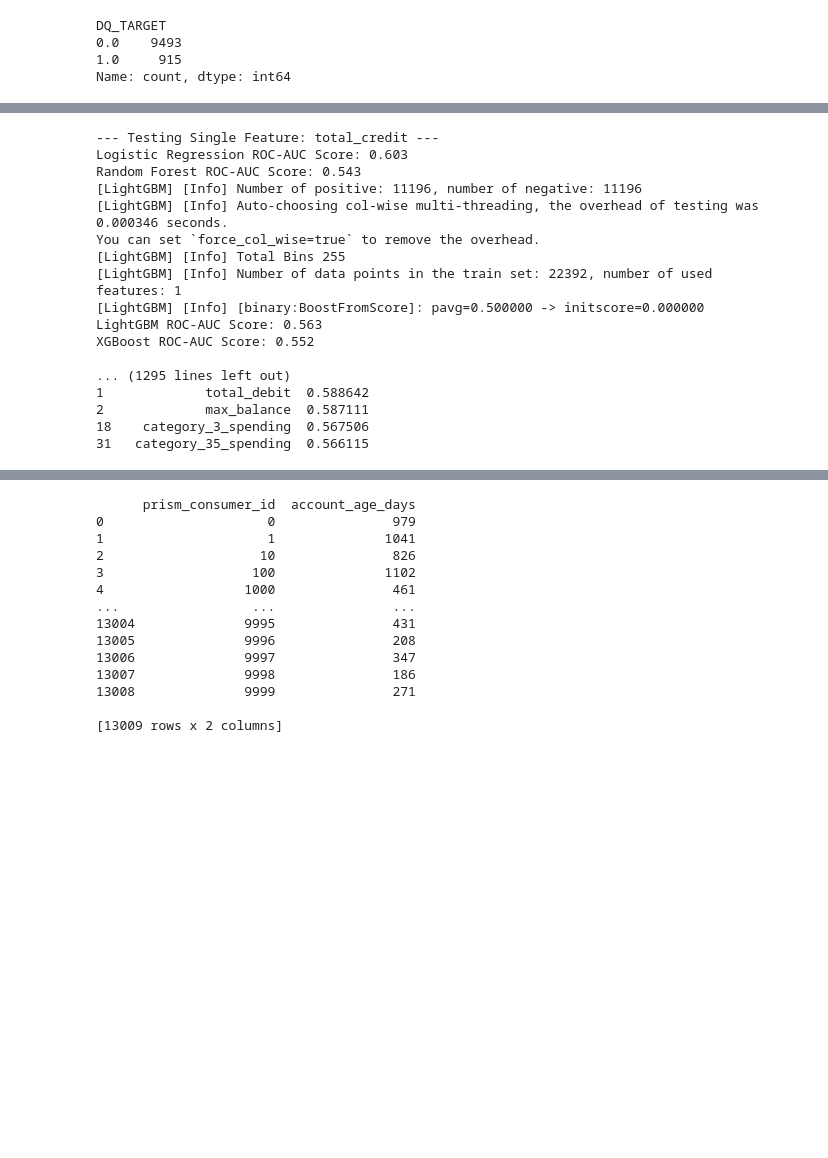
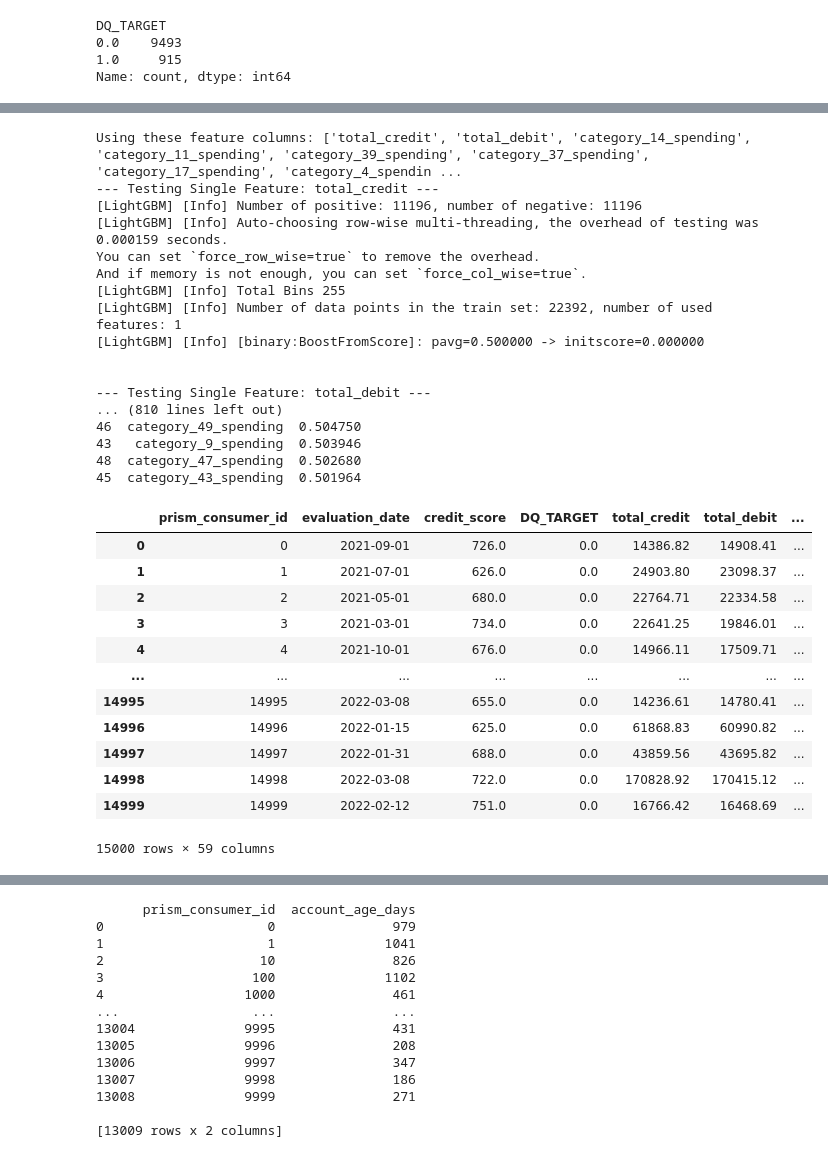
Before and after one commit to hillarychang/dsc180b-capstone-q2, a Jupyter notebook: src/notebooks/hillary_q2.ipynb, the cells around one changed output, grey strips where cells are left out. Drawn from its saved outputs; the diff is of its cells as text; code cells hidden in the pictures; blank space fills up the shorter version.

```diff
--- a/src/notebooks/hillary_q2.ipynb
+++ b/src/notebooks/hillary_q2.ipynb
@@ -582,18 +612,31 @@ print(consumer_features.head())
 # %%
 # test + store results of features
 
+feature_columns = [
+    'negative_balance_ratio', 'total_credit', 'total_debit',
+    'max_balance', 'min_balance', 'mean_balance', 'std_balance',
+    'negative_balance_count', 'account_duration_days'
+] + [f'category_{cat}_spending' for cat in transactions_with_balances['category'].unique()] \
+  + [f'spending_{tw}d' for tw in time_windows]
+
+existing_feature_columns = [col for col in feature_columns if col in consumer_features.columns]
+
+target_column = 'DQ_TARGET'
+dataset = consumer_features.copy()
+dataset.dropna(subset=existing_feature_columns + [target_column], inplace=True)
+
+print("Using these feature columns:", existing_feature_columns)
+
 results = []
 
-for feature in feature_columns:
+for feature in existing_feature_columns:
     print(f"--- Testing Single Feature: {feature} ---")
 
-    # features (X) and target (y)
     X = dataset[[feature]]
     y = dataset[target_column]
 
     X_train, X_test, y_train, y_test = train_test_split(X, y, test_size=0.2, random_state=42)
 
-    # balance the training data using SMOTE
     sm = SMOTE(random_state=42)
     X_train_bal, y_train_bal = sm.fit_resample(X_train, y_train)
 
@@ -602,30 +645,25 @@ for feature in feature_columns:
     log_model.fit(X_train_bal, y_train_bal)
     log_y_proba = log_model.predict_proba(X_test)[:, 1]
     log_auc = roc_auc_score(y_test, log_y_proba)
-    print(f"Logistic Regression ROC-AUC Score: {log_auc:.3f}")
 
     # Random Forest
     rfc_model = RandomForestClassifier(random_state=42)
     rfc_model.fit(X_train_bal, y_train_bal)
     rfc_y_proba = rfc_model.predict_proba(X_test)[:, 1]
     rfc_auc = roc_auc_score(y_test, rfc_y_proba)
-    print(f"Random Forest ROC-AUC Score: {rfc_auc:.3f}")
 
     # LightGBM
     lgb_model = lgb.LGBMClassifier(random_state=42)
     lgb_model.fit(X_train_bal, y_train_bal)
     lgb_y_proba = lgb_model.predict_proba(X_test)[:, 1]
     lgb_auc = roc_auc_score(y_test, lgb_y_proba)
-    print(f"LightGBM ROC-AUC Score: {lgb_auc:.3f}")
 
     # XGBoost
     xgb_model = xgb.XGBClassifier(scale_pos_weight=len(y_train) / y_train.sum(), random_state=42)
     xgb_model.fit(X_train_bal, y_train_bal)
     xgb_y_proba = xgb_model.predict_proba(X_test)[:, 1]
     xgb_auc = roc_auc_score(y_test, xgb_y_proba)
-    print(f"XGBoost ROC-AUC Score: {xgb_auc:.3f}")
 
-    # Append the results to the dictionary
     results.append({
         'feature': feature,
         'logistic_auc': log_auc,
@@ -637,28 +675,43 @@ for feature in feature_columns:
     print("\n")
 
 results_df = pd.DataFrame(results)
-
-# sort by best ROC-AUC score across models
 results_df['best_auc'] = results_df[['logistic_auc', 'random_forest_auc', 'lightgbm_auc', 'xgboost_auc']].max(axis=1)
 results_df = results_df.sort_values(by='best_auc', ascending=False)
 
+# display top features by ROC-AUC
 print("Top Features by ROC-AUC:")
-print(results_df[['feature', 'best_auc']].head(10))
+print(results_df[['feature', 'best_auc']])
 # %% [output]
+Using these feature columns: ['total_credit', 'total_debit', 'category_14_spending', 'category_11_spending', 'category_39_spending', 'category_37_spending', 'category_17_spending', 'category_4_spendin ...
 --- Testing Single Feature: total_credit ---
-Logistic Regression ROC-AUC Score: 0.603
-Random Forest ROC-AUC Score: 0.543
 [LightGBM] [Info] Number of positive: 11196, number of negative: 11196
-[LightGBM] [Info] Auto-choosing col-wise multi-threading, the overhead of testing was 0.000346 seconds.
-You can set `force_col_wise=true` to remove the overhead.
+[LightGBM] [Info] Auto-choosing row-wise multi-threading, the overhead of testing was 0.000159 seconds.
+You can set `force_row_wise=true` to remove the overhead.
+And if memory is not enough, you can set `force_col_wise=true`.
 [LightGBM] [Info] Total Bins 255
 [LightGBM] [Info] Number of data points in the train set: 22392, number of used features: 1
 [LightGBM] [Info] [binary:BoostFromScore]: pavg=0.500000 -> initscore=0.000000
-LightGBM ROC-AUC Score: 0.563
-XGBoost ROC-AUC Score: 0.552
 
-... (1295 lines left out)
-1             total_debit  0.588642
-2             max_balance  0.587111
-18    category_3_spending  0.567506
-31   category_35_spending  0.566115
+
+--- Testing Single Feature: total_debit ---
+... (810 lines left out)
+46  category_49_spending  0.504750
+43   category_9_spending  0.503946
+48  category_47_spending  0.502680
+45  category_43_spending  0.501964
+# %%
+dataset
+# %% [output]
+|  | prism_consumer_id | evaluation_date | credit_score | DQ_TARGET | total_credit | total_debit | ... |
+| 0 | 0 | 2021-09-01 | 726.0 | 0.0 | 14386.82 | 14908.41 | ... |
+| 1 | 1 | 2021-07-01 | 626.0 | 0.0 | 24903.80 | 23098.37 | ... |
+| 2 | 2 | 2021-05-01 | 680.0 | 0.0 | 22764.71 | 22334.58 | ... |
+| 3 | 3 | 2021-03-01 | 734.0 | 0.0 | 22641.25 | 19846.01 | ... |
+| 4 | 4 | 2021-10-01 | 676.0 | 0.0 | 14966.11 | 17509.71 | ... |
+| ... | ... | ... | ... | ... | ... | ... | ... |
+| 14995 | 14995 | 2022-03-08 | 655.0 | 0.0 | 14236.61 | 14780.41 | ... |
+| 14996 | 14996 | 2022-01-15 | 625.0 | 0.0 | 61868.83 | 60990.82 | ... |
+| 14997 | 14997 | 2022-01-31 | 688.0 | 0.0 | 43859.56 | 43695.82 | ... |
+| 14998 | 14998 | 2022-03-08 | 722.0 | 0.0 | 170828.92 | 170415.12 | ... |
+| 14999 | 14999 | 2022-02-12 | 751.0 | 0.0 | 16766.42 | 16468.69 | ... |
+15000 rows × 59 columns
```
Also changed, not shown: parts of 16 cells of this notebook.
